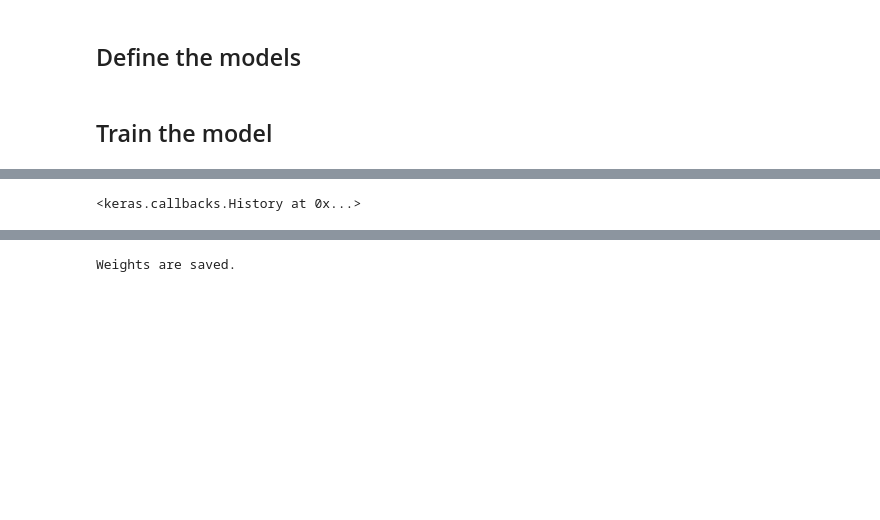
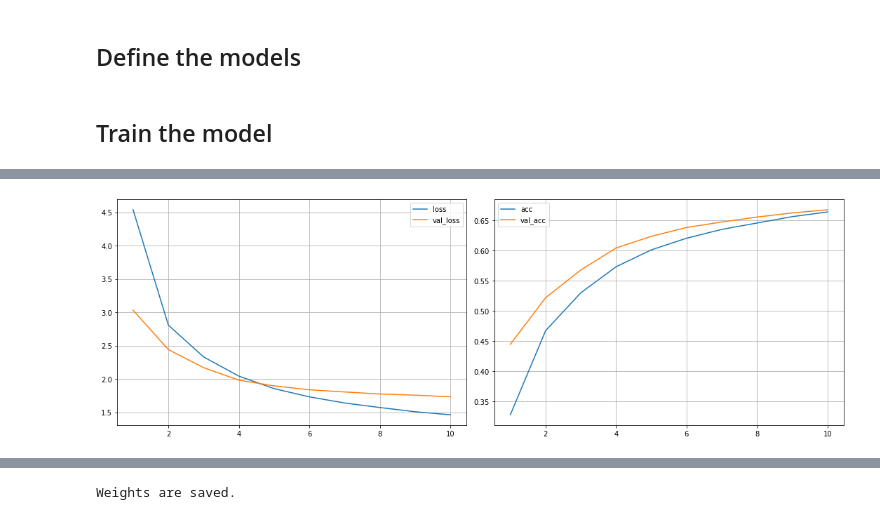
Before and after one commit to KevinTMtz/MedCLIPModel, a Jupyter notebook: MedCLIP Captioning Model.ipynb, the cells around one changed output, grey strips where cells are left out. Saved outputs shown, nothing was run; the diff lists cells and outputs as text; code cells hidden in the pictures; blank space fills up the shorter version.

Commit message:
Captioning Model plot training
Captioning Model V3

```diff
--- a/MedCLIP Captioning Model.ipynb
+++ b/MedCLIP Captioning Model.ipynb
@@ -529,16 +580,16 @@ class LRSchedule(keras.optimizers.schedules.LearningRateSchedule):
 # Create a learning rate schedule
 num_train_steps = len(train_dataset) * EPOCHS
 num_warmup_steps = num_train_steps // 15
-lr_schedule = LRSchedule(post_warmup_learning_rate=1e-4, warmup_steps=num_warmup_steps)
+lr_schedule = LRSchedule(post_warmup_learning_rate=1e-3, warmup_steps=num_warmup_steps)
 
 # Compile the model
 caption_model.compile(optimizer=keras.optimizers.Adam(lr_schedule), loss=cross_entropy)
 
 # Fit the model
-caption_model.fit(
+history = caption_model.fit(
     train_dataset,
     epochs=EPOCHS,
     validation_data=valid_dataset,
-    callbacks=[early_stopping],
+    callbacks=[early_stopping, PlotLearning()],
 )
 # %% [output]
@@ -565 +596 @@ Epoch 10/10
-<keras.callbacks.History at 0x...>
+[figure, added]
```
Also changed, not shown: parts of 11 cells of this notebook.
